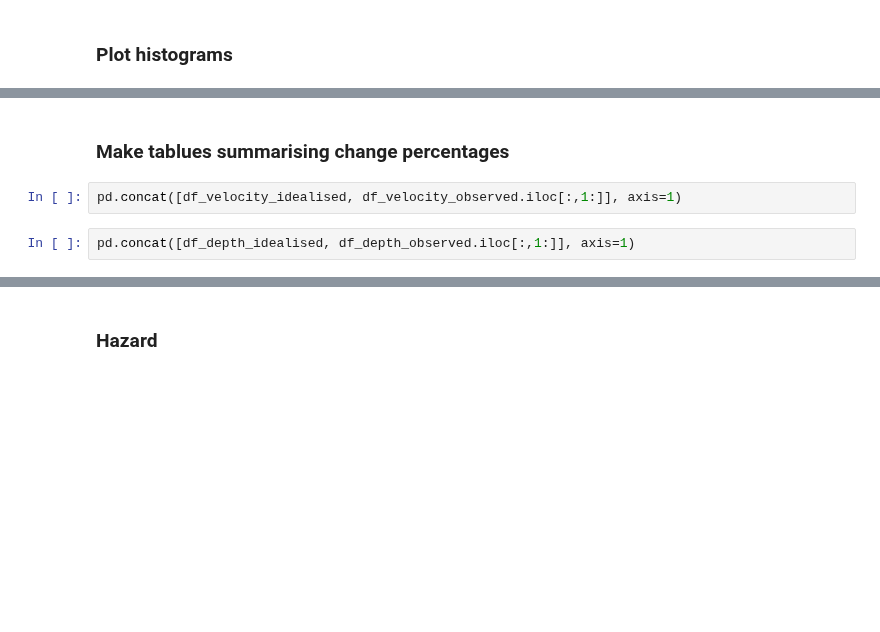
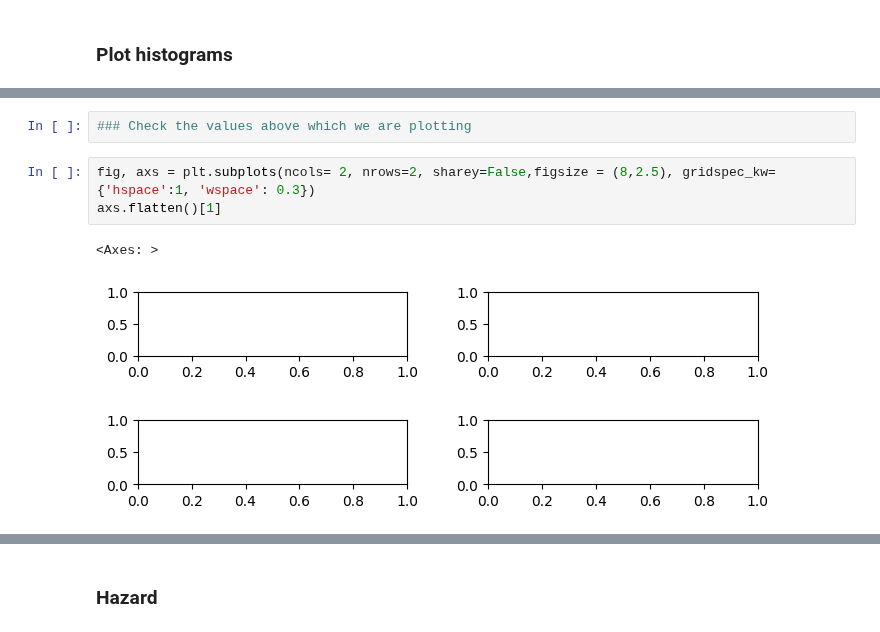
Before and after one commit to masher92/UKCP18, a Jupyter notebook: CatchmentAnalysis/PlotsForPaper/PlotsForPaper.ipynb, the cells around one changed output, grey strips where cells are left out. Saved outputs shown, nothing was run; the diff lists cells and outputs as text; blank space fills up the shorter version.

```diff
--- a/CatchmentAnalysis/PlotsForPaper/PlotsForPaper.ipynb
+++ b/CatchmentAnalysis/PlotsForPaper/PlotsForPaper.ipynb
@@ -236,6 +211,8 @@ df_velocity_idealised = plot_histogram_weighted(individual_cell_values_ip,  'Vel
-# %% [markdown]
-### Make tablues summarising change percentages
-# %%
-pd.concat([df_velocity_idealised, df_velocity_observed.iloc[:,1:]], axis=1)
-# %%
-pd.concat([df_depth_idealised, df_depth_observed.iloc[:,1:]], axis=1)
+# %%
+### Check the values above which we are plotting
+# %%
+fig, axs = plt.subplots(ncols= 2, nrows=2, sharey=False,figsize = (8,2.5), gridspec_kw={'hspace':1, 'wspace': 0.3})
+axs.flatten()[1]
+# %% [output]
+<Axes: >
+[figure, added]
```
Also changed, not shown: parts of 19 cells of this notebook.
